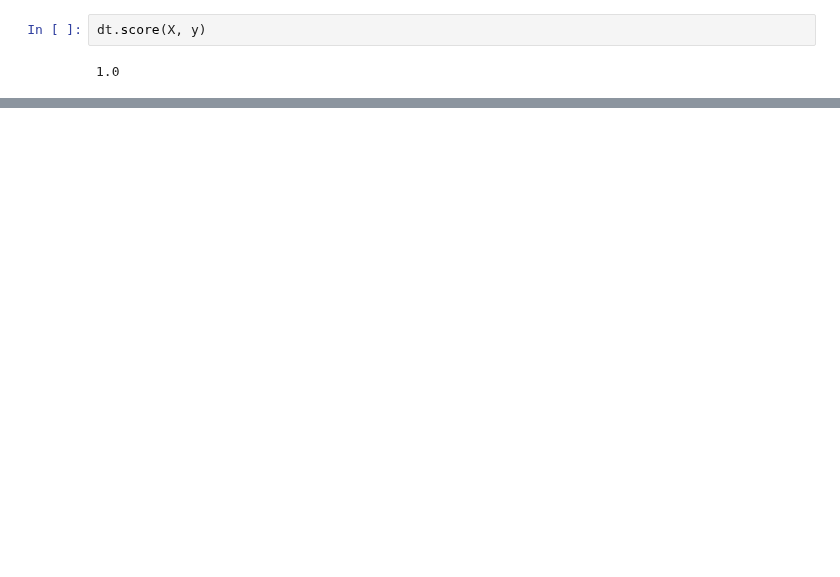
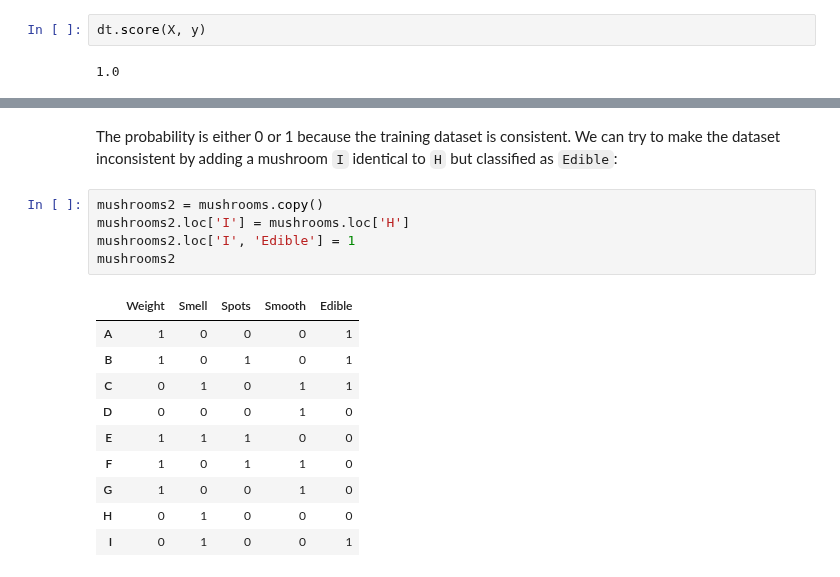
Before and after one commit to spantiru/companion-lab, a Jupyter notebook: Lab4.ipynb, the cells around one changed output, grey strips where cells are left out. Drawn from its saved outputs; the diff is of its cells as text; blank space fills up the shorter version.

```diff
--- a/Lab4.ipynb
+++ b/Lab4.ipynb
@@ -253,0 +297,18 @@ This is not surprising considering that the tree was build on the same dataset,
+# %% [markdown]
+The probability is either 0 or 1 because the training dataset is consistent. We can try to make the dataset inconsistent by adding a mushroom `I` identical to `H` but classified as `Edible`:
+# %%
+mushrooms2 = mushrooms.copy()
+mushrooms2.loc['I'] = mushrooms.loc['H']
+mushrooms2.loc['I', 'Edible'] = 1
+mushrooms2
+# %% [output]
+|  | Weight | Smell | Spots | Smooth | Edible |
+| A | 1 | 0 | 0 | 0 | 1 |
+| B | 1 | 0 | 1 | 0 | 1 |
+| C | 0 | 1 | 0 | 1 | 1 |
+| D | 0 | 0 | 0 | 1 | 0 |
+| E | 1 | 1 | 1 | 0 | 0 |
+| F | 1 | 0 | 1 | 1 | 0 |
+| G | 1 | 0 | 0 | 1 | 0 |
+| H | 0 | 1 | 0 | 0 | 0 |
+| I | 0 | 1 | 0 | 0 | 1 |
```
Also changed, not shown: parts of 18 cells of this notebook.
